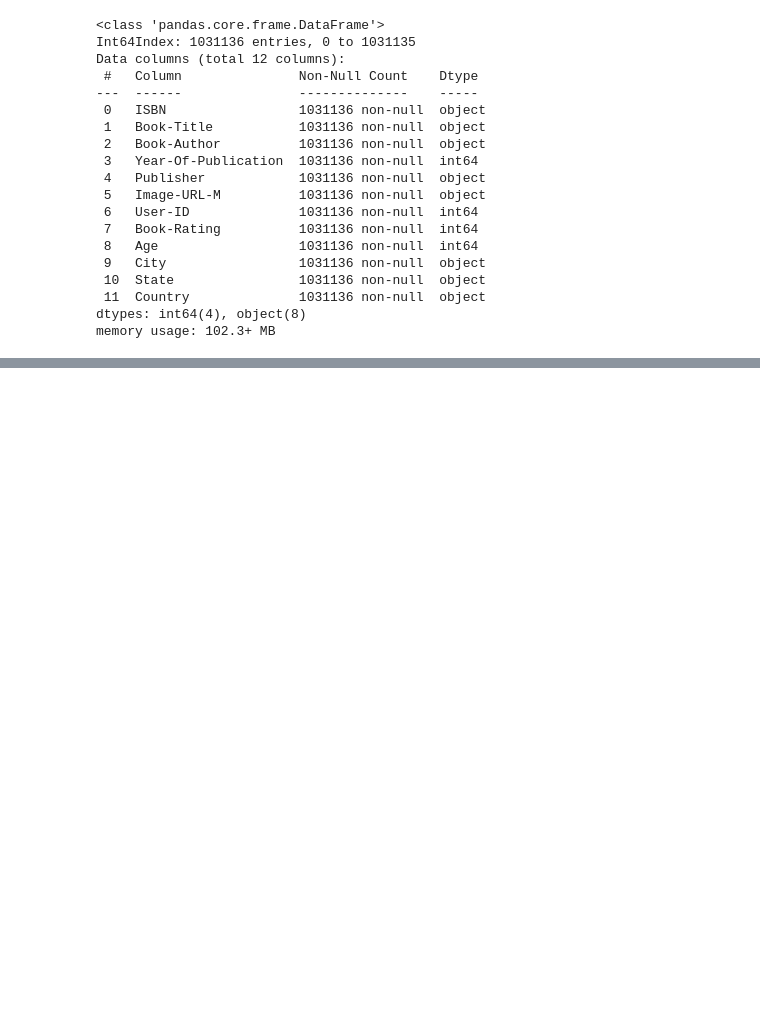
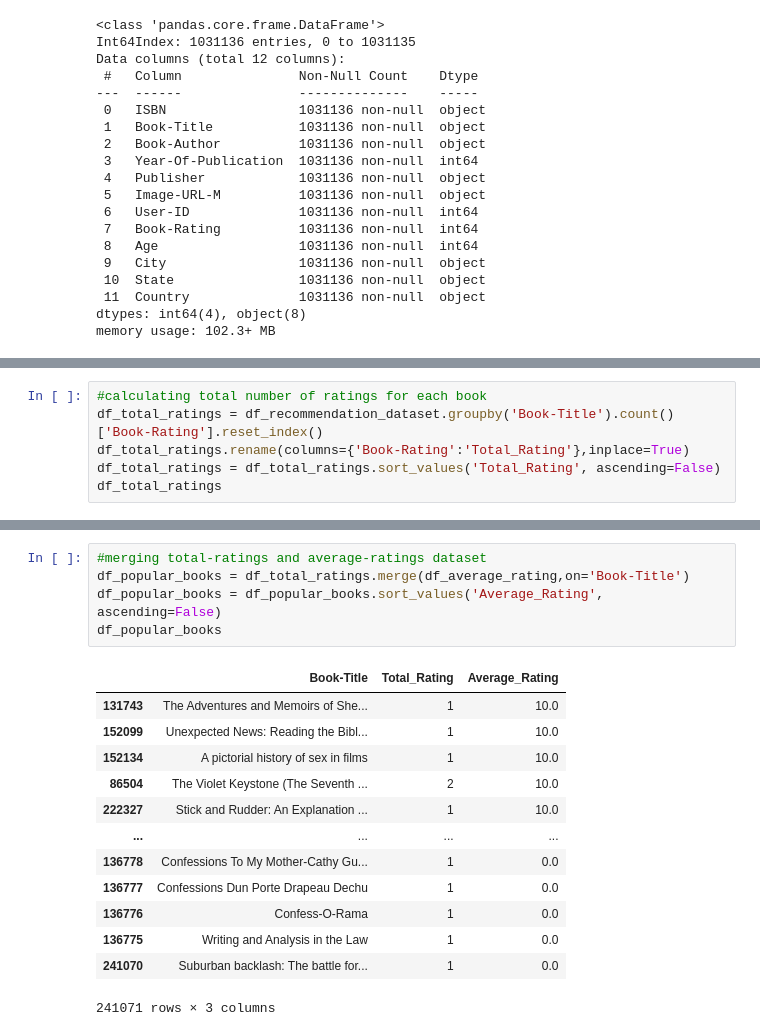
Before and after one commit to harshita-jaiswal/FindYourNextBook, a Jupyter notebook: Recommendations.ipynb, the cells around one changed output, grey strips where cells are left out. Saved outputs shown, nothing was run; the diff lists cells and outputs as text; blank space fills up the shorter version.

```diff
--- a/Recommendations.ipynb
+++ b/Recommendations.ipynb
@@ -407,0 +410,6 @@ memory usage: 102.3+ MB
+# %%
+#calculating total number of ratings for each book
+df_total_ratings = df_recommendation_dataset.groupby('Book-Title').count()['Book-Rating'].reset_index()
+df_total_ratings.rename(columns={'Book-Rating':'Total_Rating'},inplace=True)
+df_total_ratings = df_total_ratings.sort_values('Total_Rating', ascending=False)
+df_total_ratings
@@ -407,0 +450,19 @@ memory usage: 102.3+ MB
+# %%
+#merging total-ratings and average-ratings dataset
+df_popular_books = df_total_ratings.merge(df_average_rating,on='Book-Title')
+df_popular_books = df_popular_books.sort_values('Average_Rating', ascending=False)
+df_popular_books
+# %% [output]
+|  | Book-Title | Total_Rating | Average_Rating |
+| 131743 | The Adventures and Memoirs of She... | 1 | 10.0 |
+| 152099 | Unexpected News: Reading the Bibl... | 1 | 10.0 |
+| 152134 | A pictorial history of sex in films | 1 | 10.0 |
+| 86504 | The Violet Keystone (The Seventh ... | 2 | 10.0 |
+| 222327 | Stick and Rudder: An Explanation ... | 1 | 10.0 |
+| ... | ... | ... | ... |
+| 136778 | Confessions To My Mother-Cathy Gu... | 1 | 0.0 |
+| 136777 | Confessions Dun Porte Drapeau Dechu | 1 | 0.0 |
+| 136776 | Confess-O-Rama | 1 | 0.0 |
+| 136775 | Writing and Analysis in the Law | 1 | 0.0 |
+| 241070 | Suburban backlash: The battle for... | 1 | 0.0 |
+241071 rows × 3 columns
```
Also changed, not shown: parts of 8 cells of this notebook, 1 other file.
